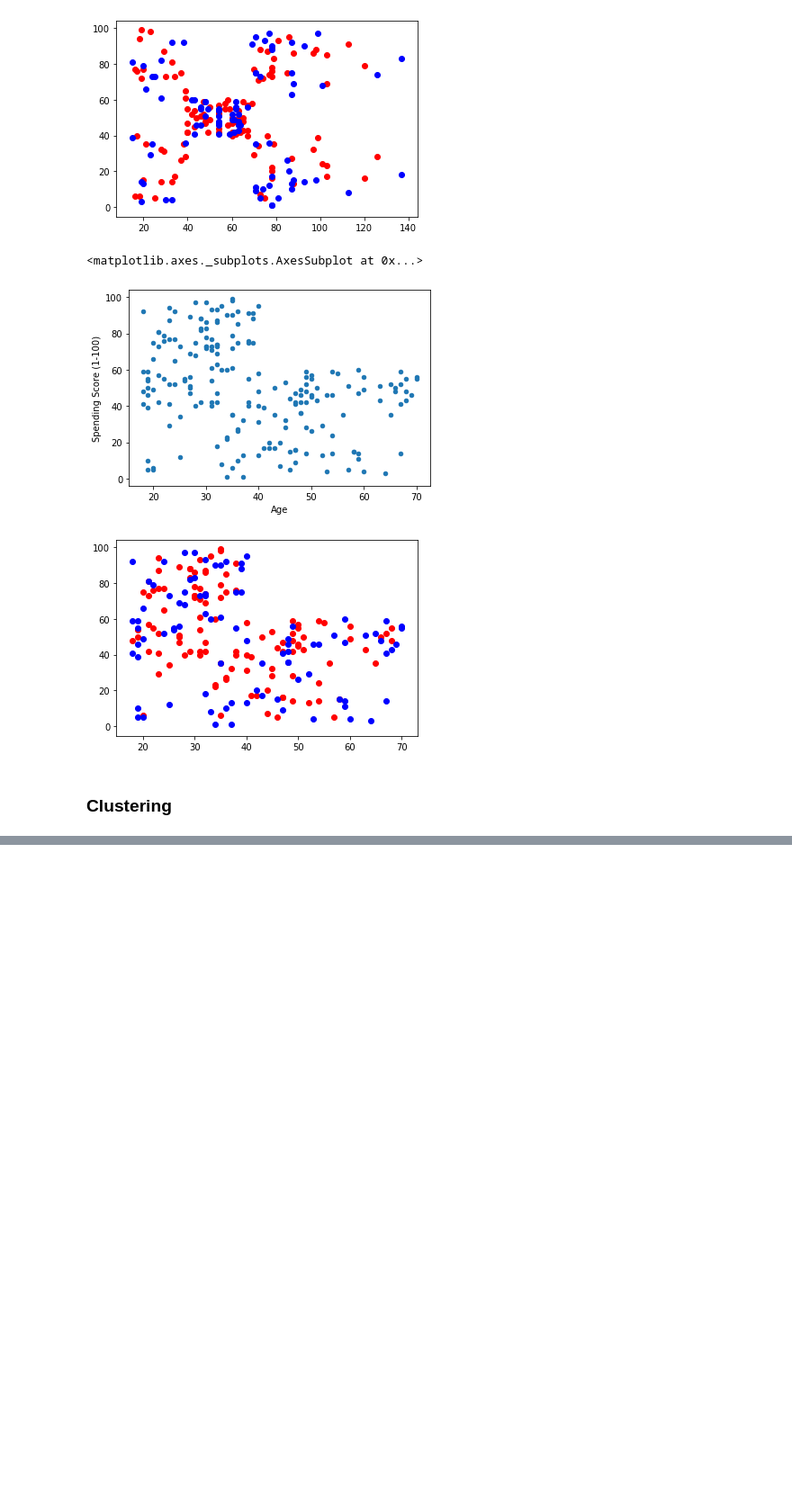
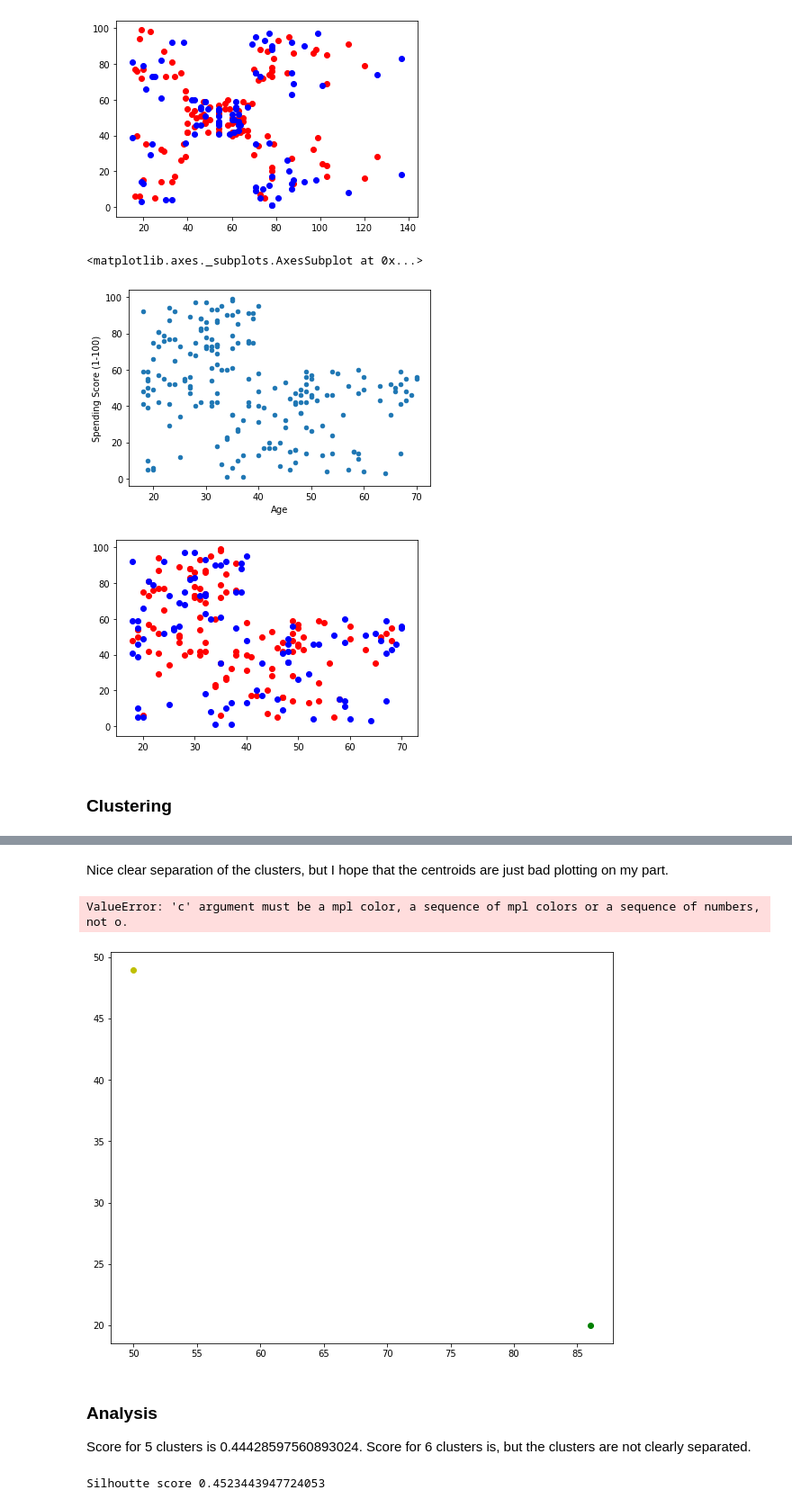
Before and after one commit to gratipine/MLPython, a Jupyter notebook: notebooks/Clustering using K-means (Pluralsight).ipynb, the cells around one changed output, grey strips where cells are left out. Shown: that part at 90% size. Cells and saved outputs as stored; diff of their text form; code cells hidden in the pictures; blank space fills up the shorter version.

Commit message:
Fit k-means and had a look at the silhouette score

```diff
--- a/notebooks/Clustering using K-means (Pluralsight).ipynb
+++ b/notebooks/Clustering using K-means (Pluralsight).ipynb
@@ -60,0 +111,26 @@ plt.show()
+# %% [markdown]
+Nice clear separation of the clusters, but I hope that the centroids are just bad plotting on my part.
+# %%
+colors = ['g', 'y', 'b', 'k', 'r', 'o']
+plt.figure(figsize=(10,8))
+
+for element in zipped_list:
+    plt.scatter(element[0][1], element[0][2], c=colors[(element[1] % len(colors))])
+
+plt.scatter(centroids[:, 0], centroids[:, 1], c='r', s=200, marker="s")
+
+for i in range(len(centroids)):
+    plt.annotate(i, (centroids[i][1], centroids[i][2]), fontsize=20)
+# %% [output]
+ValueError: 'c' argument must be a mpl color, a sequence of mpl colors or a sequence of numbers, not o.
+[figure, added]
+# %% [markdown]
+### Analysis
+
+Score for 5 clusters is 0.44428597560893024.
+Score for 6 clusters is, but the clusters are not clearly separated.
+# %%
+from sklearn.metrics import silhouette_score
+print ("Silhoutte score", silhouette_score(data_in, kmeans_model.labels_))
+# %% [output]
+Silhoutte score 0.4523443947724053
```
Also changed, not shown: parts of 9 cells of this notebook.
